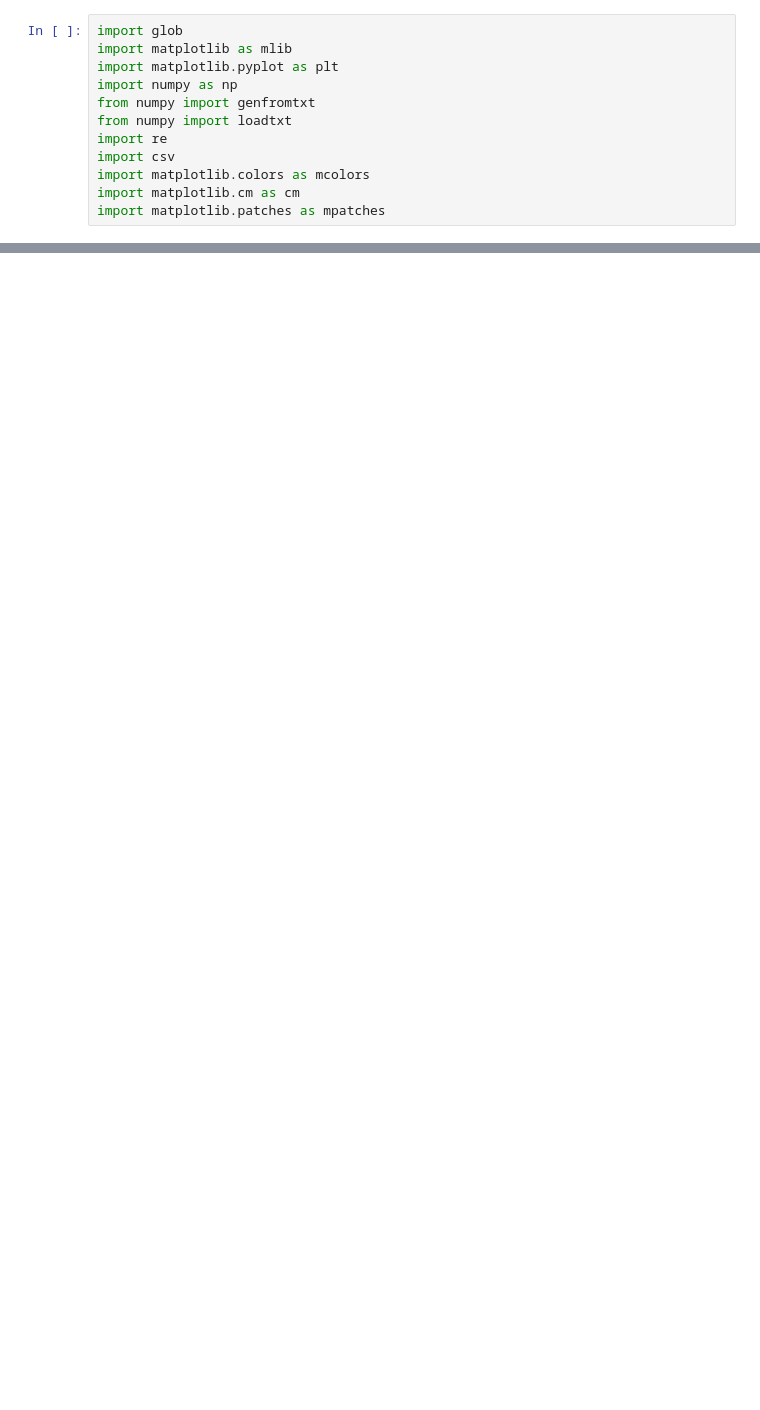
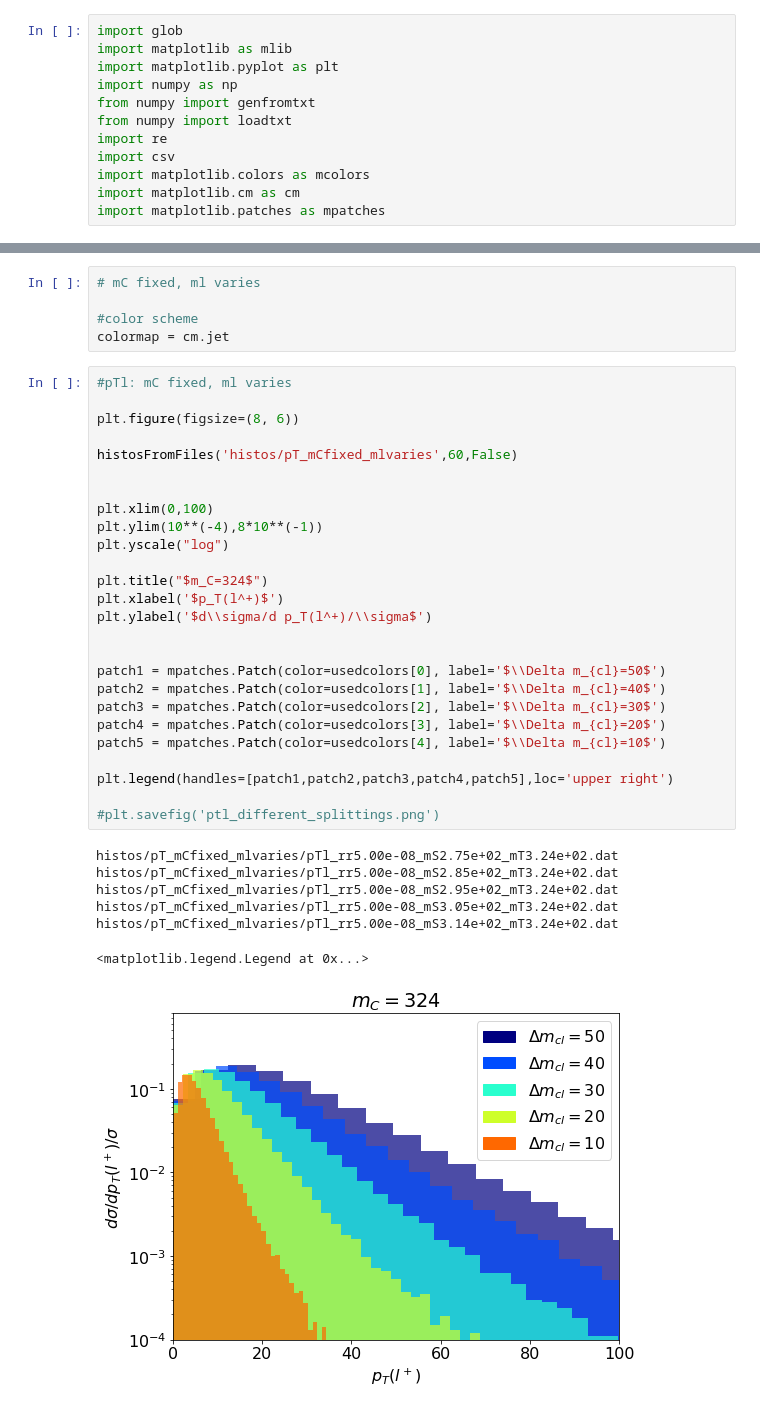
Before and after one commit to anasthesia/SoftLLP, a Jupyter notebook: kinematics/plot_histos.ipynb, the cells around one changed output, grey strips where cells are left out. Cells and saved outputs as stored; diff of their text form; blank space fills up the shorter version.

```diff
--- a/kinematics/plot_histos.ipynb
+++ b/kinematics/plot_histos.ipynb
@@ -80,0 +82,39 @@ plt.legend(handles=[patch1, patch2, patch3],loc='upper right')
+# %%
+# mC fixed, ml varies
+
+#color scheme
+colormap = cm.jet
+# %%
+#pTl: mC fixed, ml varies
+
+plt.figure(figsize=(8, 6))
+
+histosFromFiles('histos/pT_mCfixed_mlvaries',60,False)
+
+
+plt.xlim(0,100)
+plt.ylim(10**(-4),8*10**(-1))
+plt.yscale("log")
+
+plt.title("$m_C=324$")
+plt.xlabel('$p_T(l^+)$')
+plt.ylabel('$d\\sigma/d p_T(l^+)/\\sigma$')
+
+
+patch1 = mpatches.Patch(color=usedcolors[0], label='$\\Delta m_{cl}=50$')
+patch2 = mpatches.Patch(color=usedcolors[1], label='$\\Delta m_{cl}=40$')
+patch3 = mpatches.Patch(color=usedcolors[2], label='$\\Delta m_{cl}=30$')
+patch4 = mpatches.Patch(color=usedcolors[3], label='$\\Delta m_{cl}=20$')
+patch5 = mpatches.Patch(color=usedcolors[4], label='$\\Delta m_{cl}=10$')
+
+plt.legend(handles=[patch1,patch2,patch3,patch4,patch5],loc='upper right')
+
+#plt.savefig('ptl_different_splittings.png')
+# %% [output]
+histos/pT_mCfixed_mlvaries/pTl_rr5.00e-08_mS2.75e+02_mT3.24e+02.dat
+histos/pT_mCfixed_mlvaries/pTl_rr5.00e-08_mS2.85e+02_mT3.24e+02.dat
+histos/pT_mCfixed_mlvaries/pTl_rr5.00e-08_mS2.95e+02_mT3.24e+02.dat
+histos/pT_mCfixed_mlvaries/pTl_rr5.00e-08_mS3.05e+02_mT3.24e+02.dat
+histos/pT_mCfixed_mlvaries/pTl_rr5.00e-08_mS3.14e+02_mT3.24e+02.dat
+<matplotlib.legend.Legend at 0x...>
+[figure, added]
```
Also changed, not shown: parts of 10 cells of this notebook.
